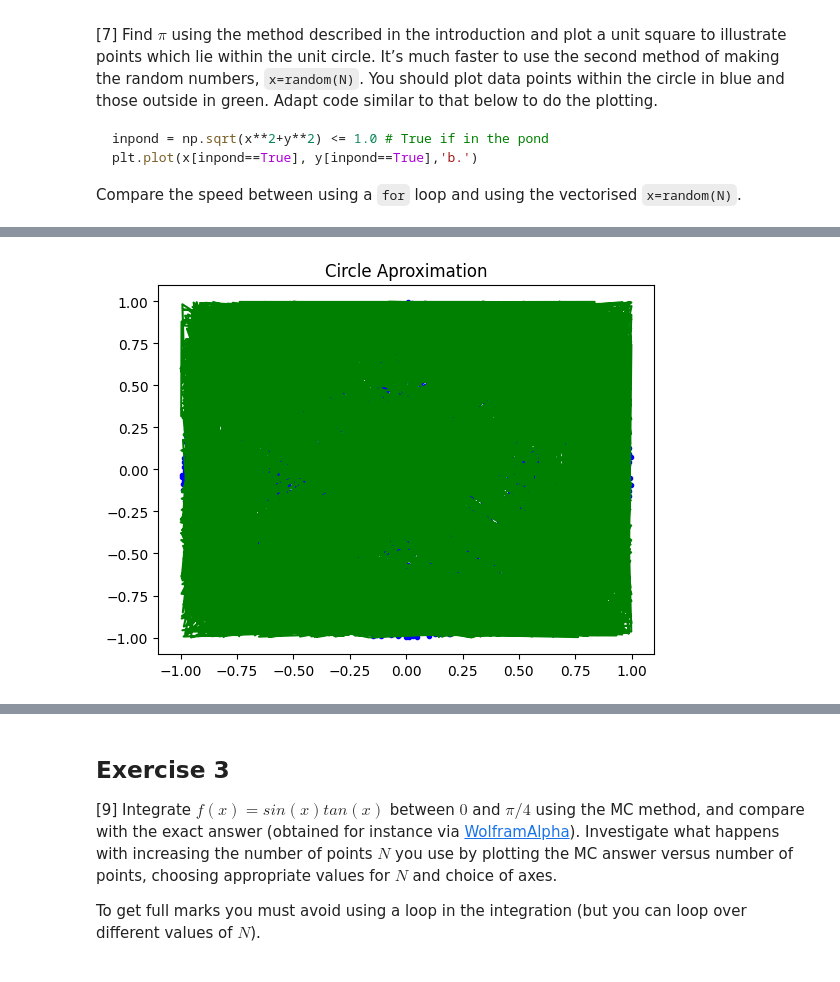
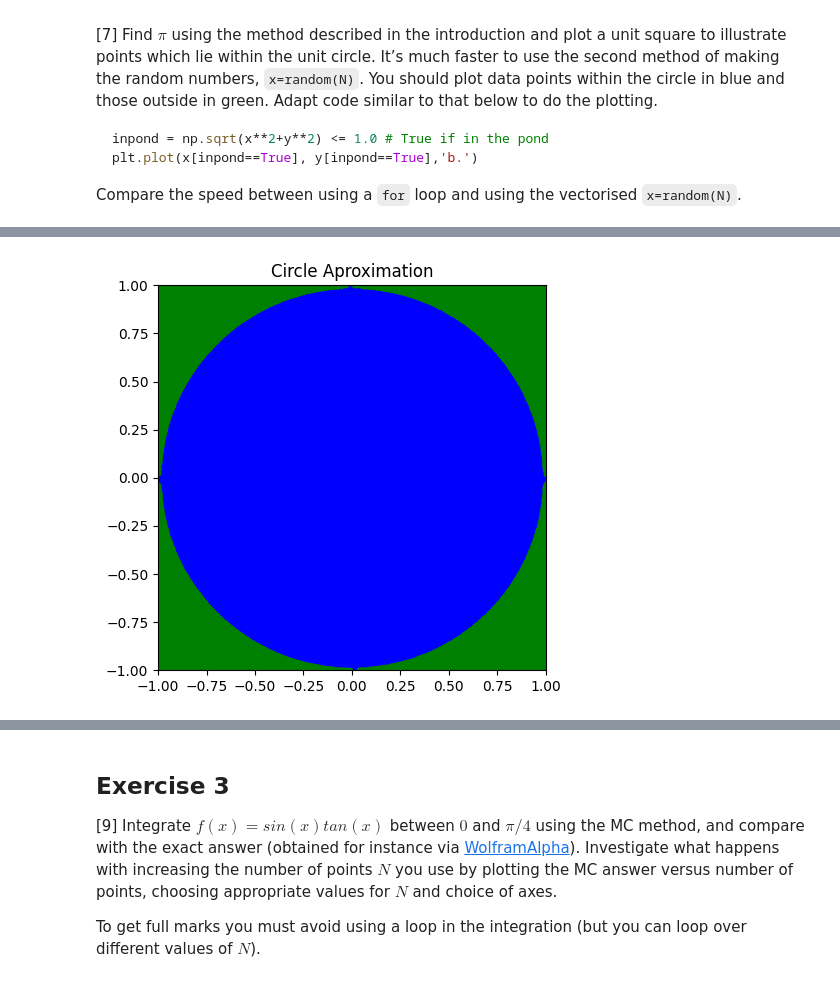
Before and after one commit to PX2145-2025/week-6-b-bshorner533, a Jupyter notebook: Monte_Carlo.ipynb, the cells around one changed output, grey strips where cells are left out. Saved outputs shown, nothing was run; the diff lists cells and outputs as text; code cells hidden in the pictures.

```diff
--- a/Monte_Carlo.ipynb
+++ b/Monte_Carlo.ipynb
@@ -268,7 +284,7 @@ import numpy as np
 from numpy.random import random, normal, seed
 import matplotlib.pyplot as plt
 
-N=int(1e4)
+N=int(1e6)
 n=0
 # create empty x and y arrays
 x_in, y_in = [], []
@@ -285,8 +301,12 @@ for i in range (N):
       x_out.append(x)
       y_out.append(y)
 
+print(4*n/N)
+plt.figure(figsize = (5,5,))
+plt.xlim(-1,1)
+plt.ylim(-1,1)
 plt.plot(x_in, y_in,'b.')
-plt.plot(x_out,y_out, 'g')
+plt.plot(x_out, y_out, 'g.')
 plt.title('Circle Aproximation')
 
 
@@ -298 +319 @@ Wall time: 48.3 ms
-[figure, old version]
+[figure, new version]
```
Also changed, not shown: parts of 8 cells of this notebook.
